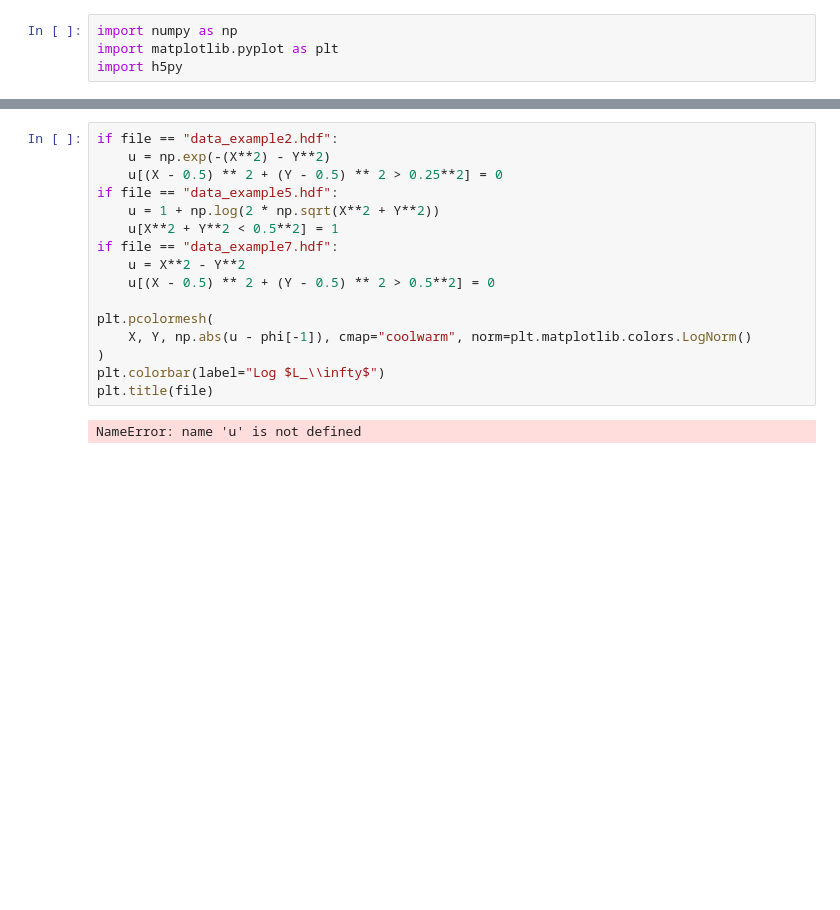
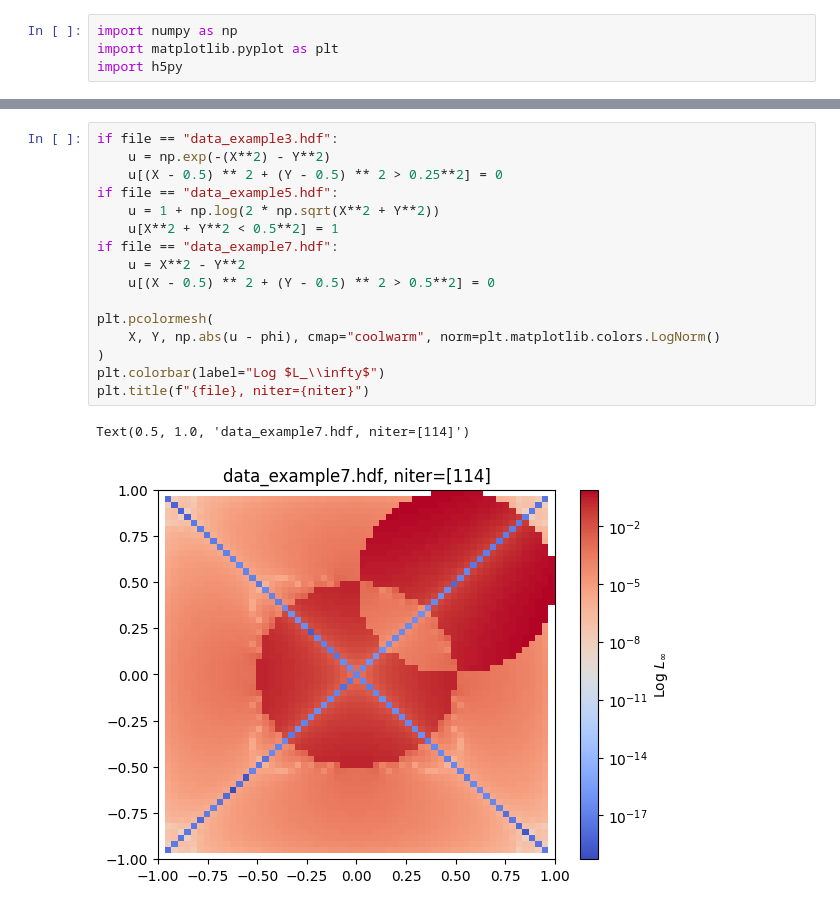
Before and after one commit to HuntFeng/vlasolver, a Jupyter notebook: analysis.ipynb, the cells around one changed output, grey strips where cells are left out. Cells and saved outputs as stored; diff of their text form; blank space fills up the shorter version.

```diff
--- a/analysis.ipynb
+++ b/analysis.ipynb
@@ -32,18 +32,19 @@ IndexError: too many indices for array: array is 2-dimensional, but 3 were index
 # %%
-if file == "data_example2.hdf":
+if file == "data_example3.hdf":
     u = np.exp(-(X**2) - Y**2)
     u[(X - 0.5) ** 2 + (Y - 0.5) ** 2 > 0.25**2] = 0
 if file == "data_example5.hdf":
     u = 1 + np.log(2 * np.sqrt(X**2 + Y**2))
     u[X**2 + Y**2 < 0.5**2] = 1
 if file == "data_example7.hdf":
     u = X**2 - Y**2
     u[(X - 0.5) ** 2 + (Y - 0.5) ** 2 > 0.5**2] = 0
 
 plt.pcolormesh(
-    X, Y, np.abs(u - phi[-1]), cmap="coolwarm", norm=plt.matplotlib.colors.LogNorm()
+    X, Y, np.abs(u - phi), cmap="coolwarm", norm=plt.matplotlib.colors.LogNorm()
 )
 plt.colorbar(label="Log $L_\\infty$")
-plt.title(file)
+plt.title(f"{file}, niter={niter}")
 # %% [output]
-NameError: name 'u' is not defined
+Text(0.5, 1.0, 'data_example7.hdf, niter=[114]')
+[figure, added]
```
Also changed, not shown: parts of 2 cells of this notebook, 7 other files.
